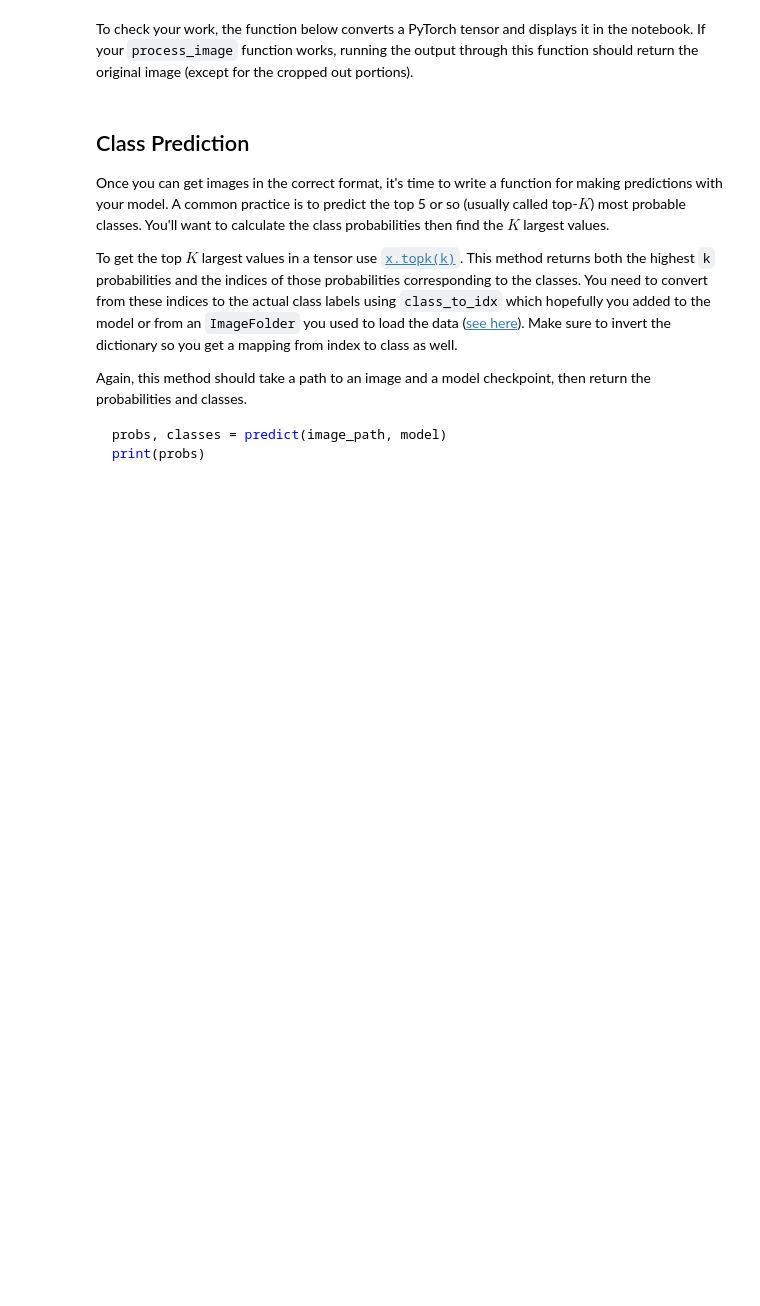
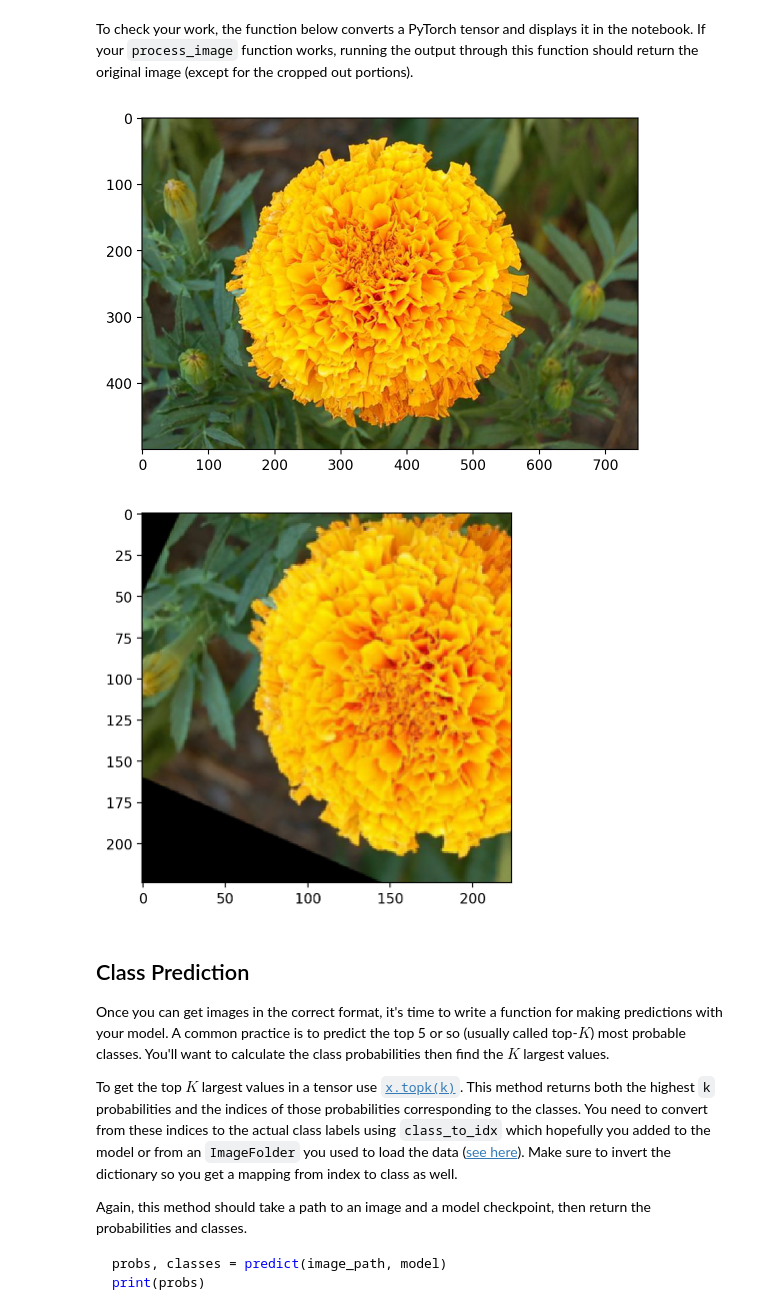
Before and after one commit to OmarAshraf01/aipnd-project, a Jupyter notebook: Image Classifier Project.ipynb, the cells around one changed output. Drawn from its saved outputs; the diff is of its cells as text; code cells hidden in the pictures; blank space fills up the shorter version.

Commit message:
Image Processing predict

```diff
--- a/Image Classifier Project.ipynb
+++ b/Image Classifier Project.ipynb
@@ -134,10 +135,10 @@ model = models.vgg16(pretrained=True)
 for param in model.parameters():
     param.requires_grad = False
 classifier = nn.Sequential(OrderedDict([
-    ('fc1', nn.Linear(25088, 1024)),
+    ('fc1', nn.Linear(25088, 700)),
     ('relu1', nn.ReLU()),
     ('dropout1', nn.Dropout(p=0.1)),
-    ('fc2', nn.Linear(1024, 102)),
+    ('fc2', nn.Linear(700, 102)),
     ('output', nn.LogSoftmax(dim=1))]))
 
 model.classifier = classifier
@@ -319,7 +320,7 @@ def load_checkpoint(filepath):
     epochs = checkpoint['epochs']
     model.learning_rate = checkpoint['learn_rate']
     return model
-model = load_checkpoint('checkpoint_1.pth')
+model = load_checkpoint('checkpoint_2.pth')
 model
 # %% [output]
 VGG(
@@ -372,9 +373,9 @@ def process_image(image):
     '''
 
     # TODO: Process a PIL image for use in a PyTorch model
-    im = Image.open(image)
-    width, height = im.size
-    aspect_ratio = width/height
+    # Get image original sizes
+    img = test_transforms(image).numpy()
+    return torch.Tensor(img)
 # %% [markdown]
 To check your work, the function below converts a PyTorch tensor and displays it in the notebook. If your `process_image` function works, running the output through this function should return the original image (except for the cropped out portions).
 # %%
@@ -398,6 +399,20 @@ def imshow(image, ax=None, title=None):
     ax.imshow(image)
 
     return ax
+# %%
+# Class 47: Marigold
+image_path = "flowers/test/47/image_04966.jpg"
+
+# original image
+with Image.open(image_path) as image:
+    plt.imshow(image)
+
+# Processed image
+with Image.open(image_path) as image:
+    imshow(process_image(image))
+# %% [output]
+[figure, added]
+[figure, added]
 # %% [markdown]
 ## Class Prediction
 
```
Also changed, not shown: parts of 7 cells of this notebook, 1 other file.
